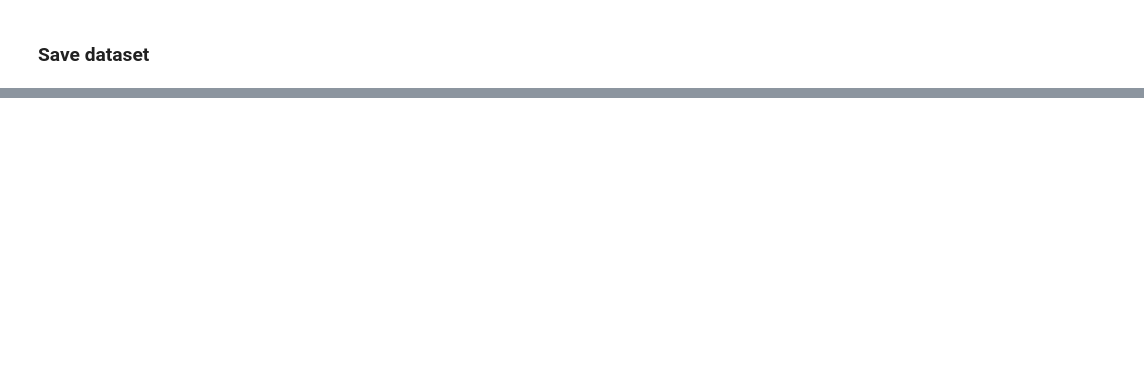
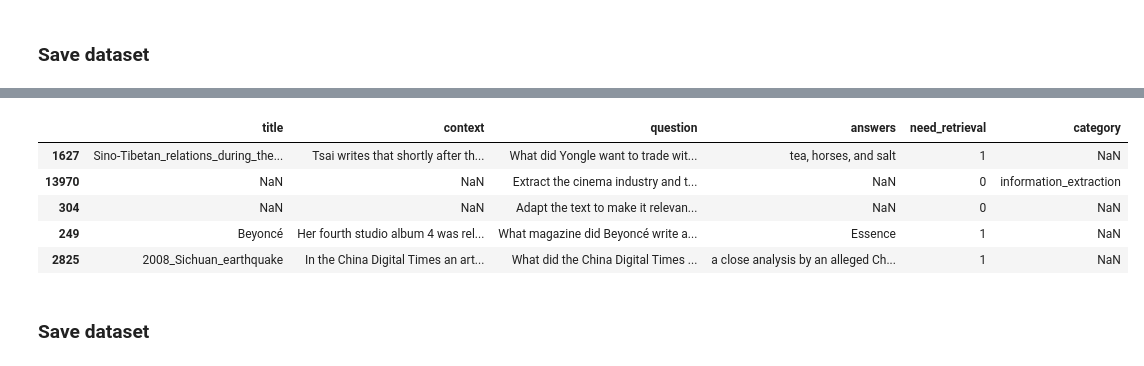
Before and after one commit to Dnau15/SPBRAG, a Jupyter notebook: notebooks/dataset.ipynb, the cells around one changed output, grey strips where cells are left out. Saved outputs shown, nothing was run; the diff lists cells and outputs as text; code cells hidden in the pictures; blank space fills up the shorter version.

```diff
--- a/notebooks/dataset.ipynb
+++ b/notebooks/dataset.ipynb
@@ -224,0 +412,5 @@ merged_dataset.shape
+# %%
+small_squad_train_dataset = small_squad_dataset.sample(1600, random_state=42)
+small_squad_train_dataset = small_squad_train_dataset.rename(
+    columns={"question": "prompt"}
+)
@@ -224,0 +433,18 @@ merged_dataset.shape
+# %%
+# CHECK IT
+# def convert_answers(x):
+#     try:
+#         return x['text'][0]
+#     except Exception as e:
+#         print(e)
+#         return None
+small_squad_train_dataset.answers = small_squad_dataset.answers.apply(
+    lambda x: x["text"][0]
+)
+# %%
+small_squad_test_dataset = small_squad_dataset.drop(
+    small_squad_train_dataset.index
+).sample(400, random_state=42)
+small_squad_test_dataset.answers = small_squad_test_dataset.answers.apply(
+    lambda x: x["text"][0]
+)
@@ -228,0 +457,5 @@ merged_dataset.to_csv('../data/merged.csv', index=False)
+# %%
+demonstration_df = pd.concat(
+    [small_squad_test_dataset, sample_need_retrieval_0], axis=0
+)
+demonstration_df = demonstration_df.sample(frac=1, random_state=42)
@@ -228,0 +471,11 @@ merged_dataset.to_csv('../data/merged.csv', index=False)
+# %%
+demonstration_df.head()
+# %% [output]
+|  | title | context | question | answers | need_retrieval | category |
+| 1627 | Sino-Tibetan_relations_during_the... | Tsai writes that shortly after th... | What did Yongle want to trade wit... | tea, horses, and salt | 1 | NaN |
+| 13970 | NaN | NaN | Extract the cinema industry and t... | NaN | 0 | information_extraction |
+| 304 | NaN | NaN | Adapt the text to make it relevan... | NaN | 0 | NaN |
+| 249 | Beyoncé | Her fourth studio album 4 was rel... | What magazine did Beyoncé write a... | Essence | 1 | NaN |
+| 2825 | 2008_Sichuan_earthquake | In the China Digital Times an art... | What did the China Digital Times ... | a close analysis by an alleged Ch... | 1 | NaN |
+# %% [markdown]
+### Save dataset
```
Also changed, not shown: parts of 32 cells of this notebook.
